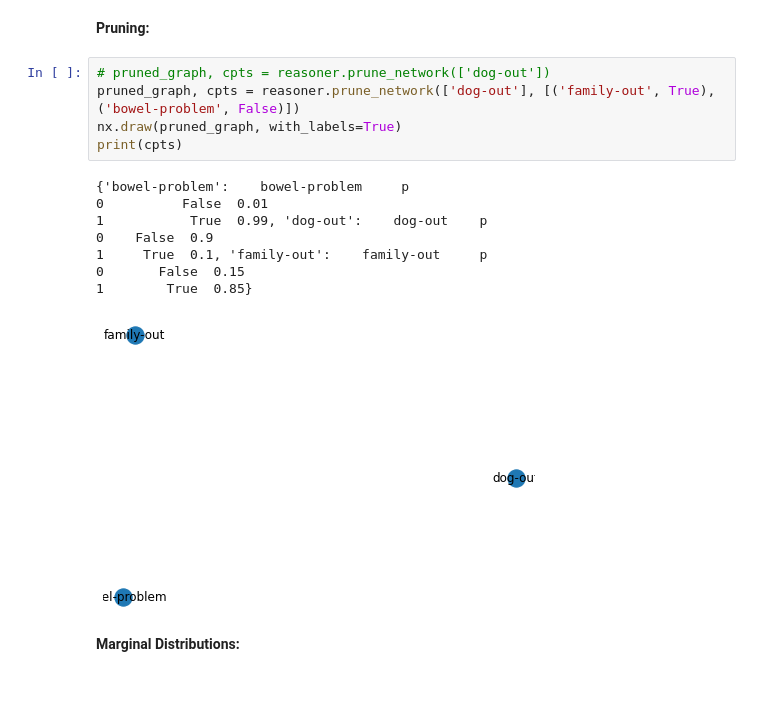
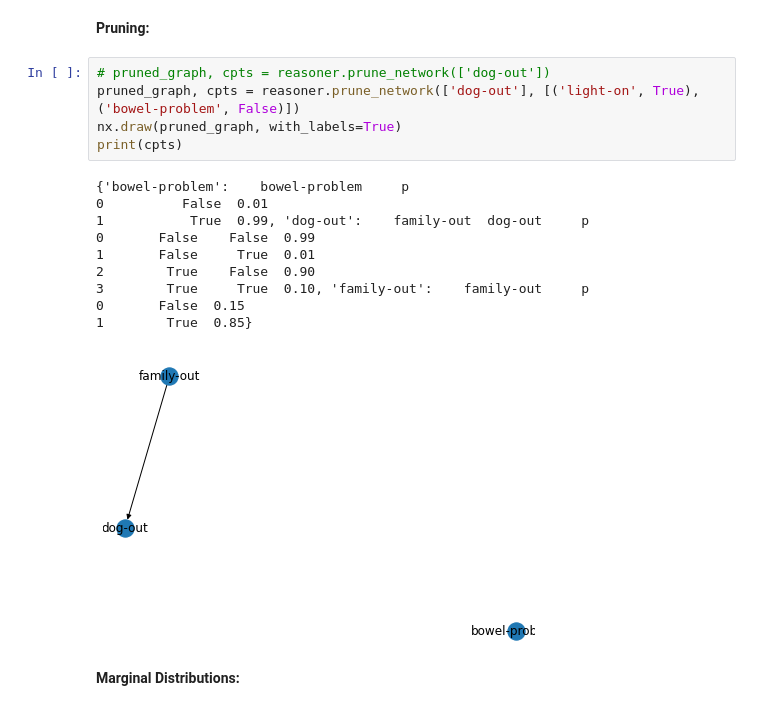
Before and after one commit to sandergs92/KR21-project-group-13, a Jupyter notebook: example.ipynb, the cells around one changed output. Drawn from its saved outputs; the diff is of its cells as text.

```diff
--- a/example.ipynb
+++ b/example.ipynb
@@ -38,17 +38,19 @@ print(result_min_fill)
 **Pruning:**
 # %%
 # pruned_graph, cpts = reasoner.prune_network(['dog-out'])
-pruned_graph, cpts = reasoner.prune_network(['dog-out'], [('family-out', True), ('bowel-problem', False)])
+pruned_graph, cpts = reasoner.prune_network(['dog-out'], [('light-on', True), ('bowel-problem', False)])
 nx.draw(pruned_graph, with_labels=True)
 print(cpts)
 # %% [output]
 {'bowel-problem':    bowel-problem     p
 0          False  0.01
-1           True  0.99, 'dog-out':    dog-out    p
-0    False  0.9
-1     True  0.1, 'family-out':    family-out     p
+1           True  0.99, 'dog-out':    family-out  dog-out     p
+0       False    False  0.99
+1       False     True  0.01
+2        True    False  0.90
+3        True     True  0.10, 'family-out':    family-out     p
 0       False  0.15
 1        True  0.85}
-[figure, old version]
+[figure, new version]
 # %% [markdown]
 **Marginal Distributions:**
```
Also changed, not shown: parts of 5 cells of this notebook, 1 other file.
